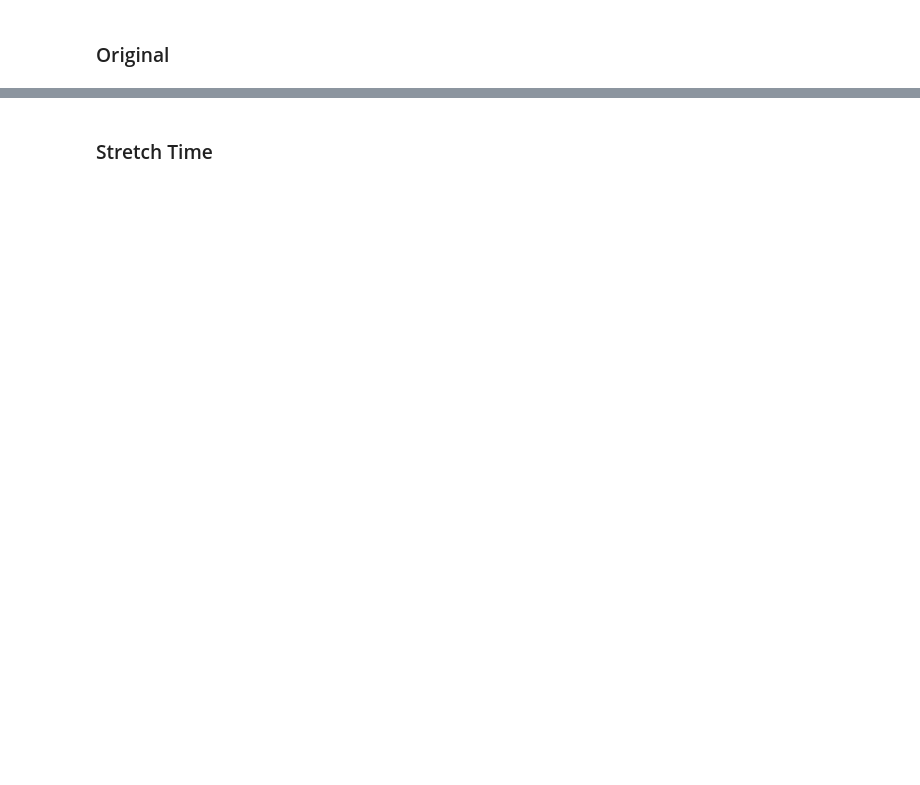
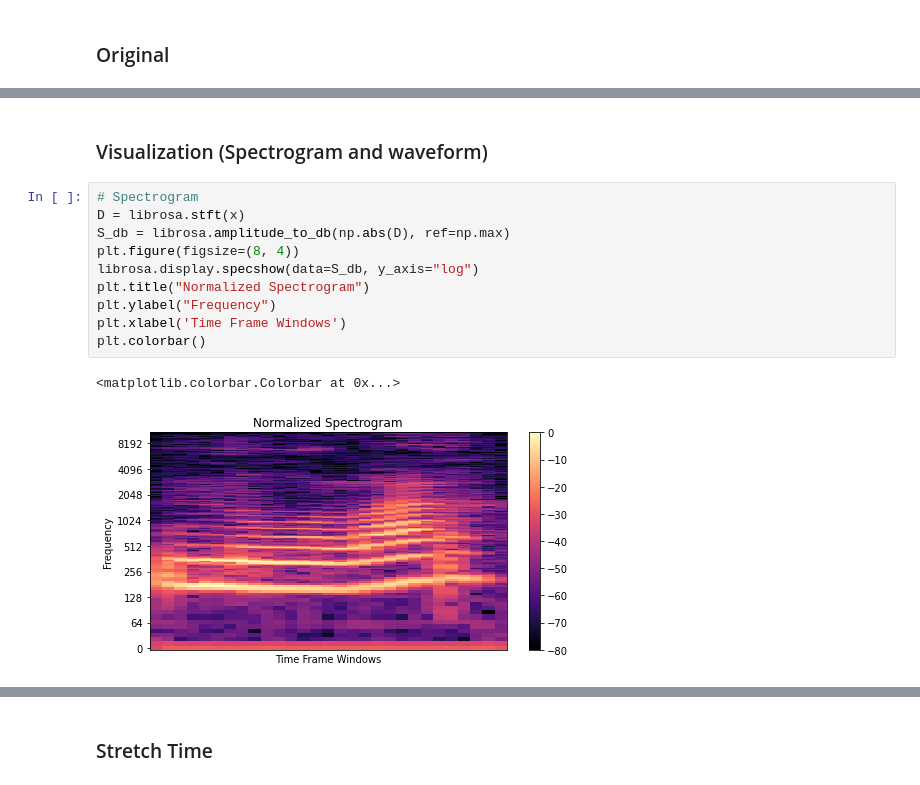
Before and after one commit to djolle87/data_augmentation, a Jupyter notebook: augmentation_demo.ipynb, the cells around one changed output, grey strips where cells are left out. Saved outputs shown, nothing was run; the diff lists cells and outputs as text; blank space fills up the shorter version.

```diff
--- a/augmentation_demo.ipynb
+++ b/augmentation_demo.ipynb
@@ -67,3 +68,18 @@ print_plot_play(x=x, sr=Fs, title="Original signal", text=f'WAV file: {original_
 WAV file: broj1_2_10n.WAV Fs = 22050, x.shape = (14730,), x.dtype = float32
 [figure]
 [interactive output not drawn]
+# %% [markdown]
+### Visualization (Spectrogram and waveform)
+# %%
+# Spectrogram
+D = librosa.stft(x)
+S_db = librosa.amplitude_to_db(np.abs(D), ref=np.max)
+plt.figure(figsize=(8, 4))
+librosa.display.specshow(data=S_db, y_axis="log")
+plt.title("Normalized Spectrogram")
+plt.ylabel("Frequency")
+plt.xlabel('Time Frame Windows')
+plt.colorbar()
+# %% [output]
+<matplotlib.colorbar.Colorbar at 0x...>
+[figure, added]
```
Also changed, not shown: parts of 17 cells of this notebook, 4 other files.
